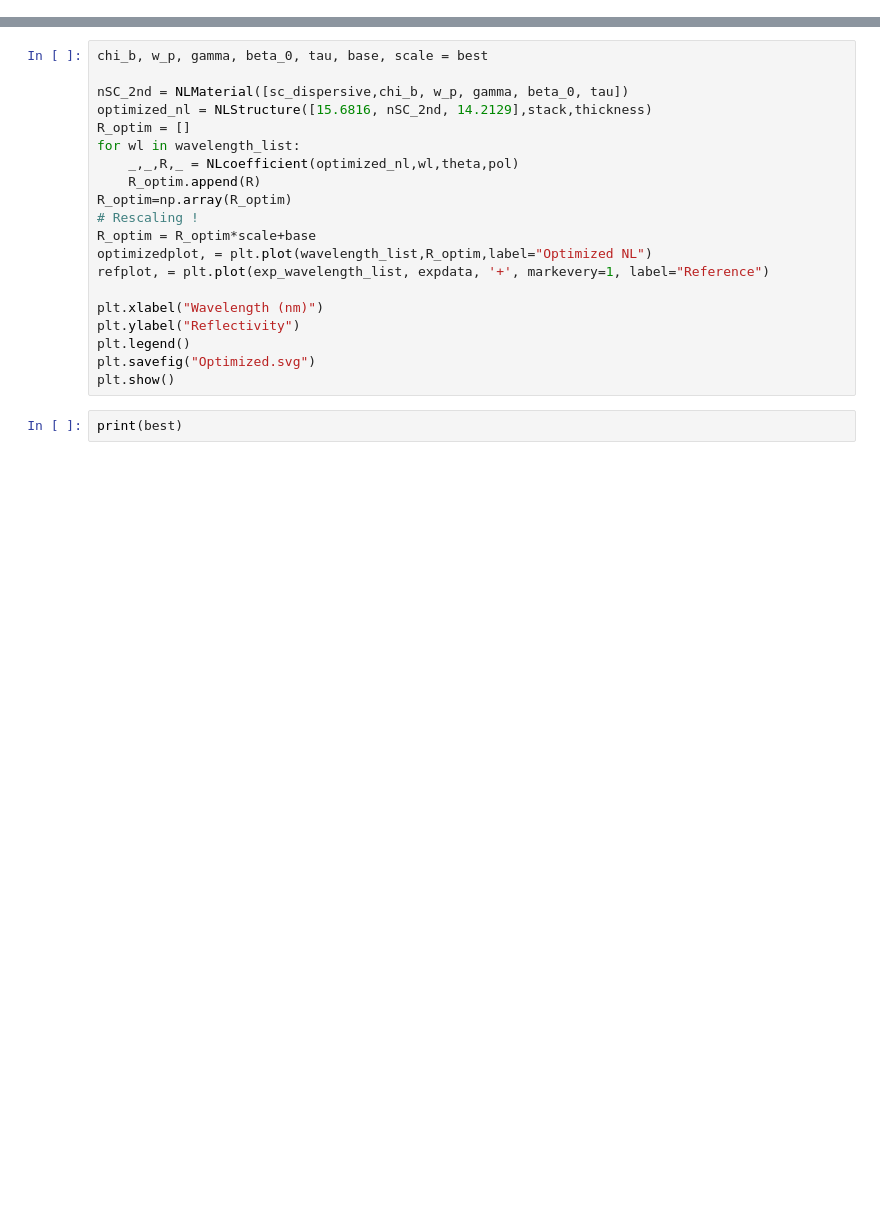
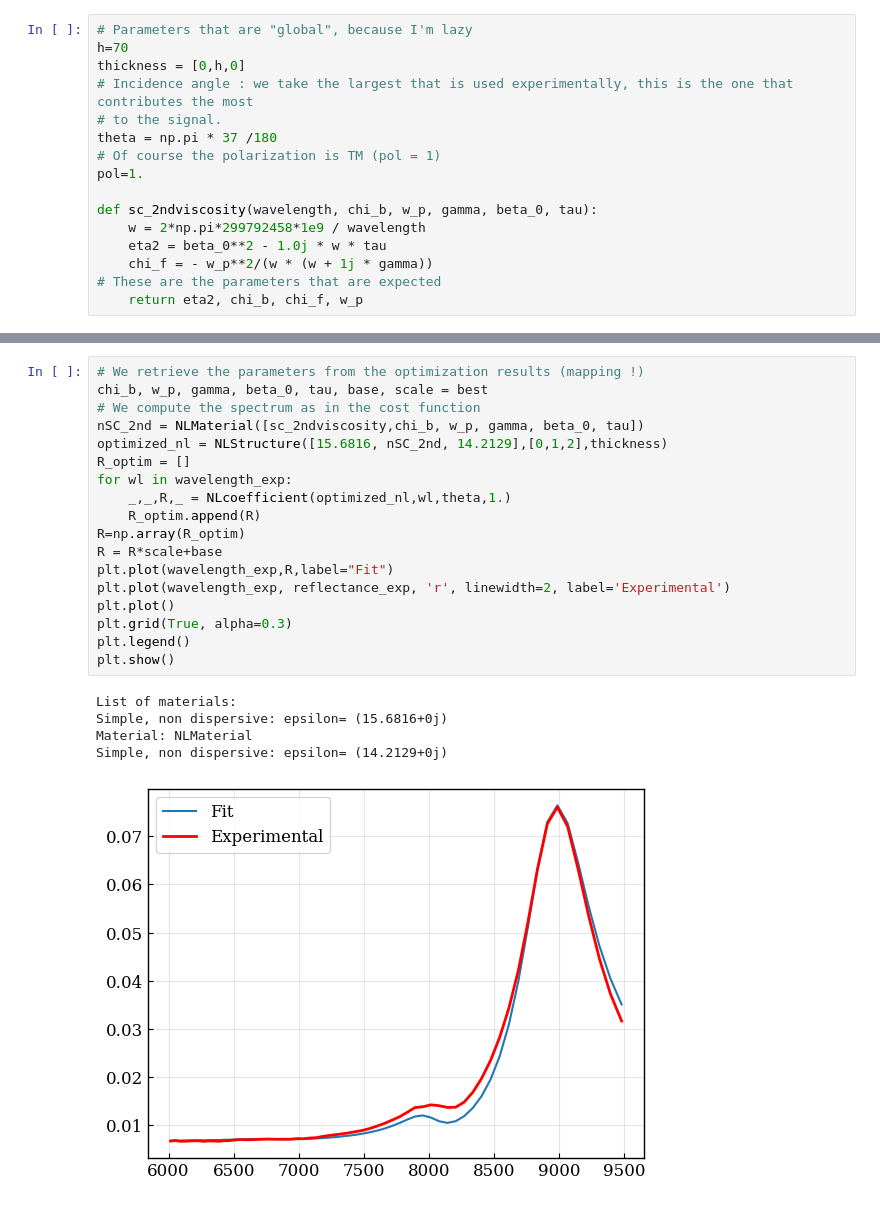
Before and after one commit to AnMoreau/PyMoosh, a Jupyter notebook: notebooks/In-depth_examples/Spatial_dispersion_aka_nonlocality.ipynb, the cells around one changed output, grey strips where cells are left out. Cells and saved outputs as stored; diff of their text form; blank space fills up the shorter version.

```diff
--- a/notebooks/In-depth_examples/Spatial_dispersion_aka_nonlocality.ipynb
+++ b/notebooks/In-depth_examples/Spatial_dispersion_aka_nonlocality.ipynb
@@ -181,0 +55,16 @@ What we do is also take the difference between the increments from one wavelengt
+# %%
+# Parameters that are "global", because I'm lazy
+h=70
+thickness = [0,h,0]
+# Incidence angle : we take the largest that is used experimentally, this is the one that contributes the most
+# to the signal.
+theta = np.pi * 37 /180
+# Of course the polarization is TM (pol = 1)
+pol=1.
+
+def sc_2ndviscosity(wavelength, chi_b, w_p, gamma, beta_0, tau):
+    w = 2*np.pi*299792458*1e9 / wavelength
+    eta2 = beta_0**2 - 1.0j * w * tau
+    chi_f = - w_p**2/(w * (w + 1j * gamma))
+# These are the parameters that are expected
+    return eta2, chi_b, chi_f, w_p
@@ -211,22 +138,24 @@ Now we will visualize the result (which is stored in `best`).
 # %%
+# We retrieve the parameters from the optimization results (mapping !)
 chi_b, w_p, gamma, beta_0, tau, base, scale = best
-
-nSC_2nd = NLMaterial([sc_dispersive,chi_b, w_p, gamma, beta_0, tau])
-optimized_nl = NLStructure([15.6816, nSC_2nd, 14.2129],stack,thickness)
+# We compute the spectrum as in the cost function
+nSC_2nd = NLMaterial([sc_2ndviscosity,chi_b, w_p, gamma, beta_0, tau])
+optimized_nl = NLStructure([15.6816, nSC_2nd, 14.2129],[0,1,2],thickness)
 R_optim = []
-for wl in wavelength_list:
-    _,_,R,_ = NLcoefficient(optimized_nl,wl,theta,pol)
+for wl in wavelength_exp:
+    _,_,R,_ = NLcoefficient(optimized_nl,wl,theta,1.)
     R_optim.append(R)
-R_optim=np.array(R_optim)
-# Rescaling !
-R_optim = R_optim*scale+base
-optimizedplot, = plt.plot(wavelength_list,R_optim,label="Optimized NL")
-refplot, = plt.plot(exp_wavelength_list, expdata, '+', markevery=1, label="Reference")
-
-plt.xlabel("Wavelength (nm)")
-plt.ylabel("Reflectivity")
+R=np.array(R_optim)
+R = R*scale+base
+plt.plot(wavelength_exp,R,label="Fit")
+plt.plot(wavelength_exp, reflectance_exp, 'r', linewidth=2, label='Experimental')
+plt.plot()
+plt.grid(True, alpha=0.3)
 plt.legend()
-plt.savefig("Optimized.svg")
 plt.show()
+# %% [output]
+List of materials:
+Simple, non dispersive: epsilon= (15.6816+0j)
+Material: NLMaterial
+Simple, non dispersive: epsilon= (14.2129+0j)
+[figure, added]
-# %%
-print(best)
```
Also changed, not shown: parts of 29 cells of this notebook.
